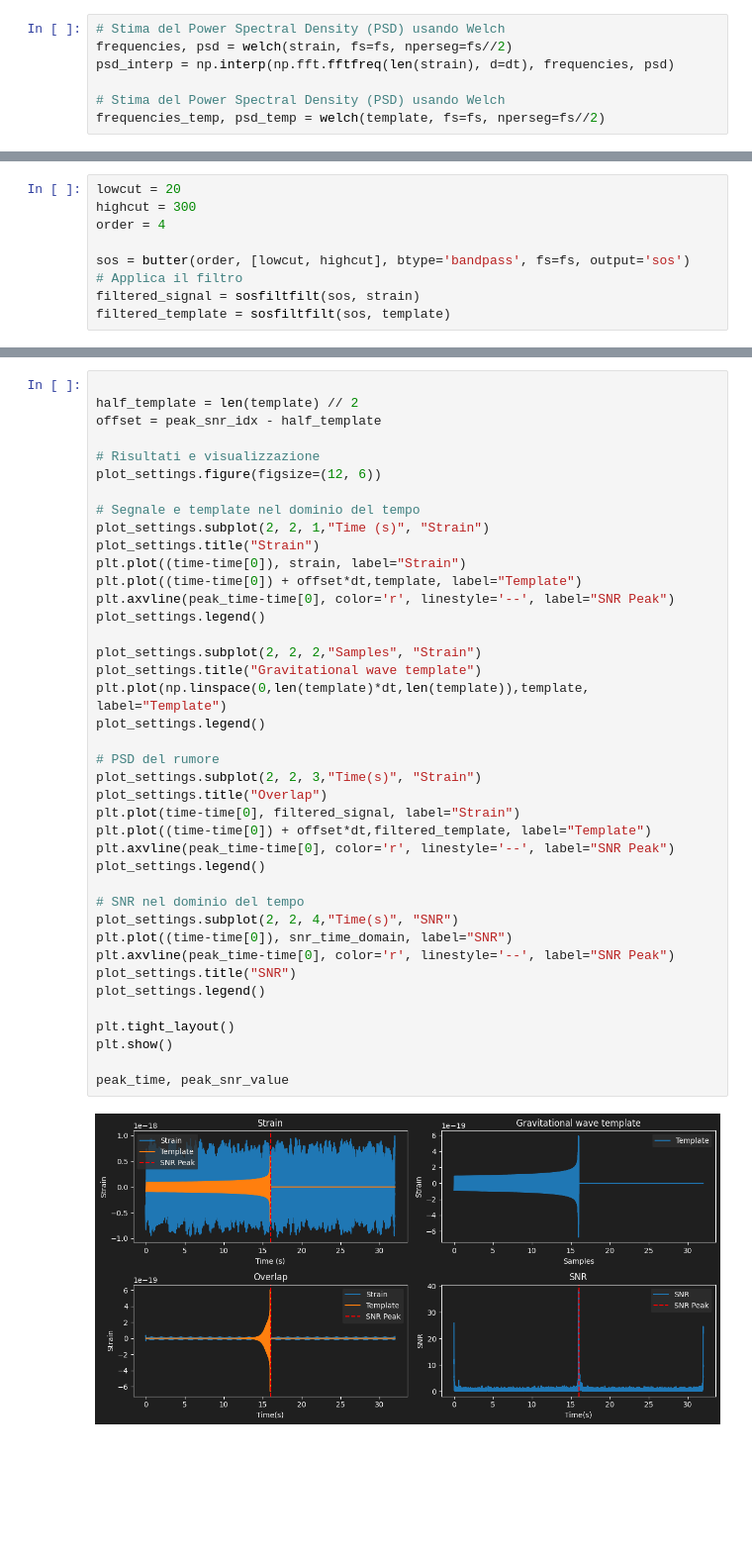
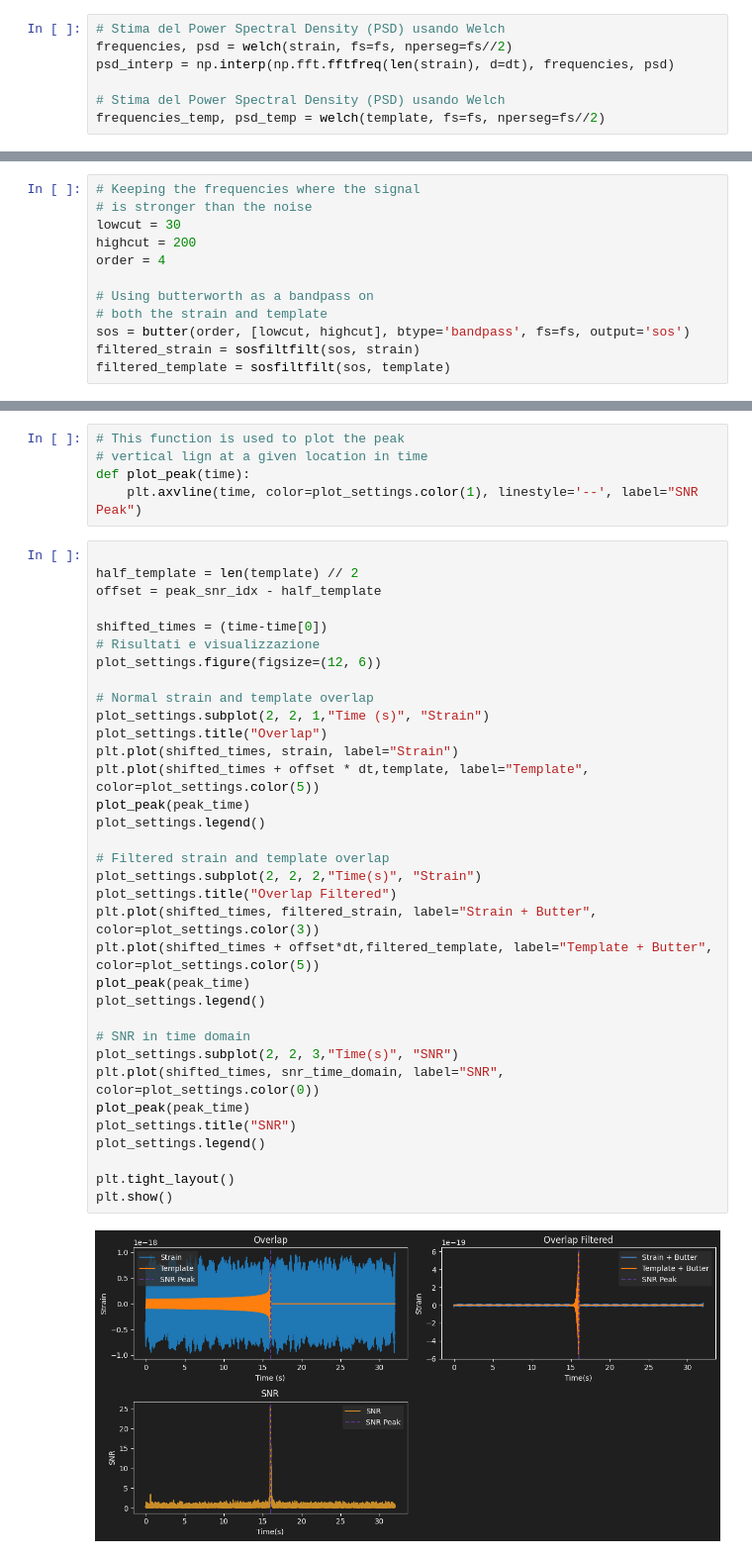
Before and after one commit to NunzioDA/EDSProjects, a Jupyter notebook: project_three/project_three.ipynb, the cells around one changed output, grey strips where cells are left out. Shown: that part at 99% size. Drawn from its saved outputs; the diff is of its cells as text; blank space fills up the shorter version.

```diff
--- a/project_three/project_three.ipynb
+++ b/project_three/project_three.ipynb
@@ -106,9 +101,12 @@ plt.show()
 # %%
-lowcut = 20
-highcut = 300
+# Keeping the frequencies where the signal
+# is stronger than the noise
+lowcut = 30
+highcut = 200
 order = 4
 
+# Using butterworth as a bandpass on
+# both the strain and template
 sos = butter(order, [lowcut, highcut], btype='bandpass', fs=fs, output='sos')
-# Applica il filtro
-filtered_signal = sosfiltfilt(sos, strain)
+filtered_strain = sosfiltfilt(sos, strain)
 filtered_template = sosfiltfilt(sos, template)
@@ -161,42 +177,41 @@ peak_snr_value = snr_time_domain[peak_snr_idx]
+# %%
+# This function is used to plot the peak
+# vertical lign at a given location in time
+def plot_peak(time):
+    plt.axvline(time, color=plot_settings.color(1), linestyle='--', label="SNR Peak")
 # %%
 
 half_template = len(template) // 2
 offset = peak_snr_idx - half_template
 
+shifted_times = (time-time[0])
 # Risultati e visualizzazione
 plot_settings.figure(figsize=(12, 6))
 
-# Segnale e template nel dominio del tempo
+# Normal strain and template overlap
 plot_settings.subplot(2, 2, 1,"Time (s)", "Strain")
-plot_settings.title("Strain")
-plt.plot((time-time[0]), strain, label="Strain")
-plt.plot((time-time[0]) + offset*dt,template, label="Template")
-plt.axvline(peak_time-time[0], color='r', linestyle='--', label="SNR Peak")
+plot_settings.title("Overlap")
+plt.plot(shifted_times, strain, label="Strain")
+plt.plot(shifted_times + offset * dt,template, label="Template", color=plot_settings.color(5))
+plot_peak(peak_time)
 plot_settings.legend()
 
-plot_settings.subplot(2, 2, 2,"Samples", "Strain")
-plot_settings.title("Gravitational wave template")
-plt.plot(np.linspace(0,len(template)*dt,len(template)),template, label="Template")
+# Filtered strain and template overlap
+plot_settings.subplot(2, 2, 2,"Time(s)", "Strain")
+plot_settings.title("Overlap Filtered")
+plt.plot(shifted_times, filtered_strain, label="Strain + Butter", color=plot_settings.color(3))
+plt.plot(shifted_times + offset*dt,filtered_template, label="Template + Butter", color=plot_settings.color(5))
+plot_peak(peak_time)
 plot_settings.legend()
 
-# PSD del rumore
-plot_settings.subplot(2, 2, 3,"Time(s)", "Strain")
-plot_settings.title("Overlap")
-plt.plot(time-time[0], filtered_signal, label="Strain")
-plt.plot((time-time[0]) + offset*dt,filtered_template, label="Template")
-plt.axvline(peak_time-time[0], color='r', linestyle='--', label="SNR Peak")
-plot_settings.legend()
-
-# SNR nel dominio del tempo
-plot_settings.subplot(2, 2, 4,"Time(s)", "SNR")
-plt.plot((time-time[0]), snr_time_domain, label="SNR")
-plt.axvline(peak_time-time[0], color='r', linestyle='--', label="SNR Peak")
+# SNR in time domain
+plot_settings.subplot(2, 2, 3,"Time(s)", "SNR")
+plt.plot(shifted_times, snr_time_domain, label="SNR", color=plot_settings.color(0))
+plot_peak(peak_time)
 plot_settings.title("SNR")
 plot_settings.legend()
 
 plt.tight_layout()
 plt.show()
-
-peak_time, peak_snr_value
 # %% [output]
-[figure, old version]
+[figure, new version]
```
Also changed, not shown: parts of 19 cells of this notebook.
